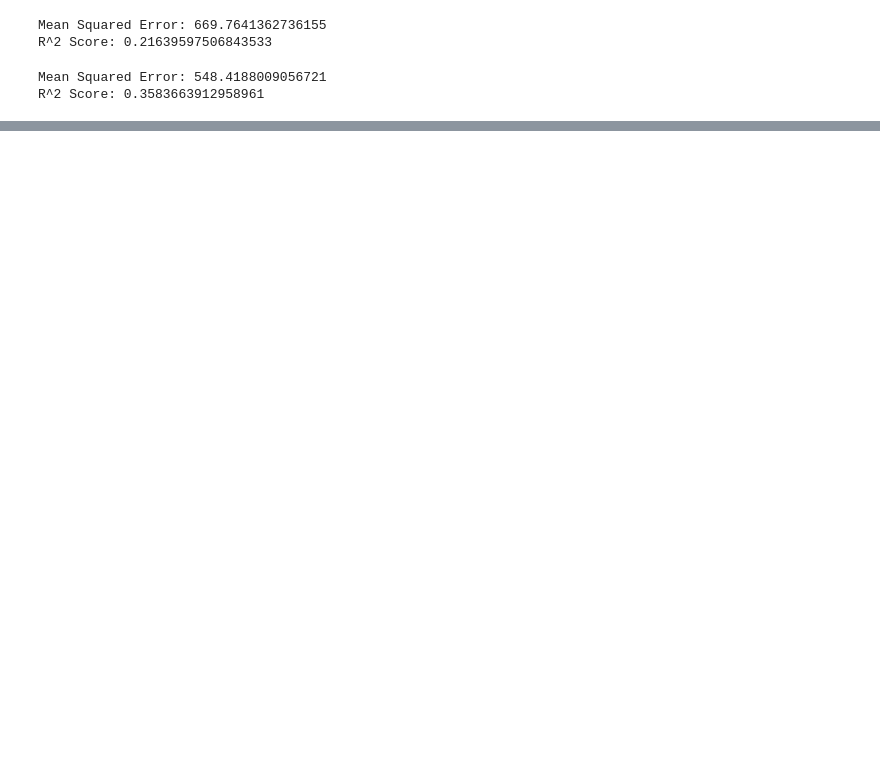
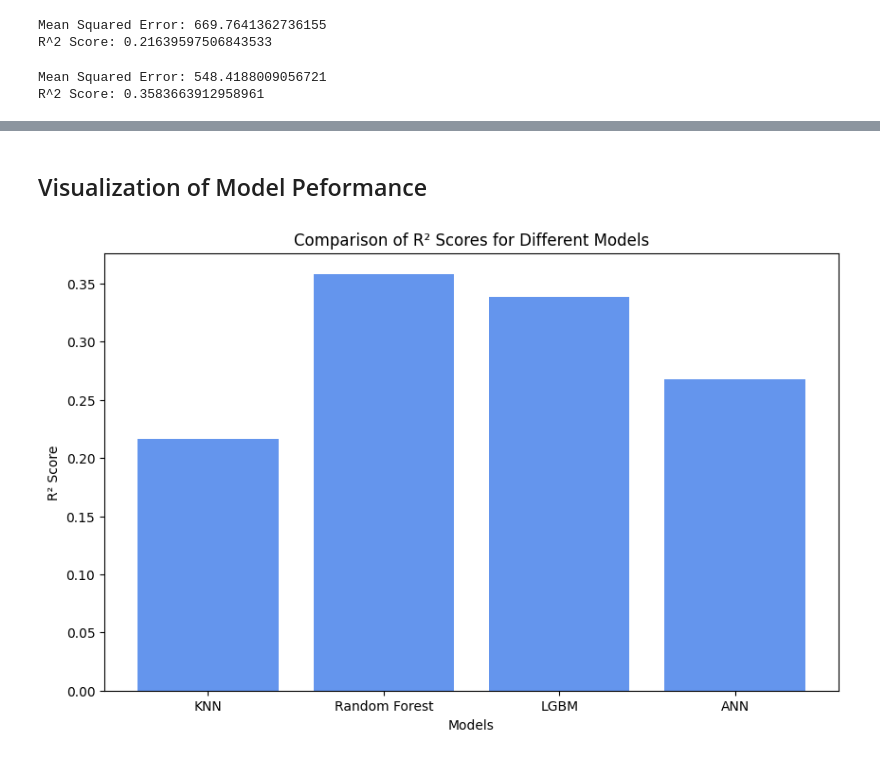
Before and after one commit to Gregularity/MATES-Data-Science-Final, a Jupyter notebook: Thomas_DataScienceFinal.ipynb, the cells around one changed output, grey strips where cells are left out. Cells and saved outputs as stored; diff of their text form; code cells hidden in the pictures; blank space fills up the shorter version.

```diff
--- a/Thomas_DataScienceFinal.ipynb
+++ b/Thomas_DataScienceFinal.ipynb
@@ -207,0 +254,17 @@ R² Score: -2.0596139430999756
+# %% [markdown]
+## Visualization of Model Peformance
+# %%
+models = ['KNN', 'Random Forest', 'LGBM', 'ANN']
+r2_scores = [knn_r2, rf_r2, lgbm_r2, ann_r2]
+
+plt.figure(figsize=(10, 6))
+plt.bar(models, r2_scores, color='cornflowerblue')
+
+plt.xlabel('Models')
+plt.ylabel('R² Score')
+plt.title('Comparison of R² Scores for Different Models')
+
+plt.show()
+# I tried to make these graphs animated, and better in general, but I couldn't figure it out in time
+# %% [output]
+[figure, added]
```
Also changed, not shown: parts of 34 cells of this notebook.
